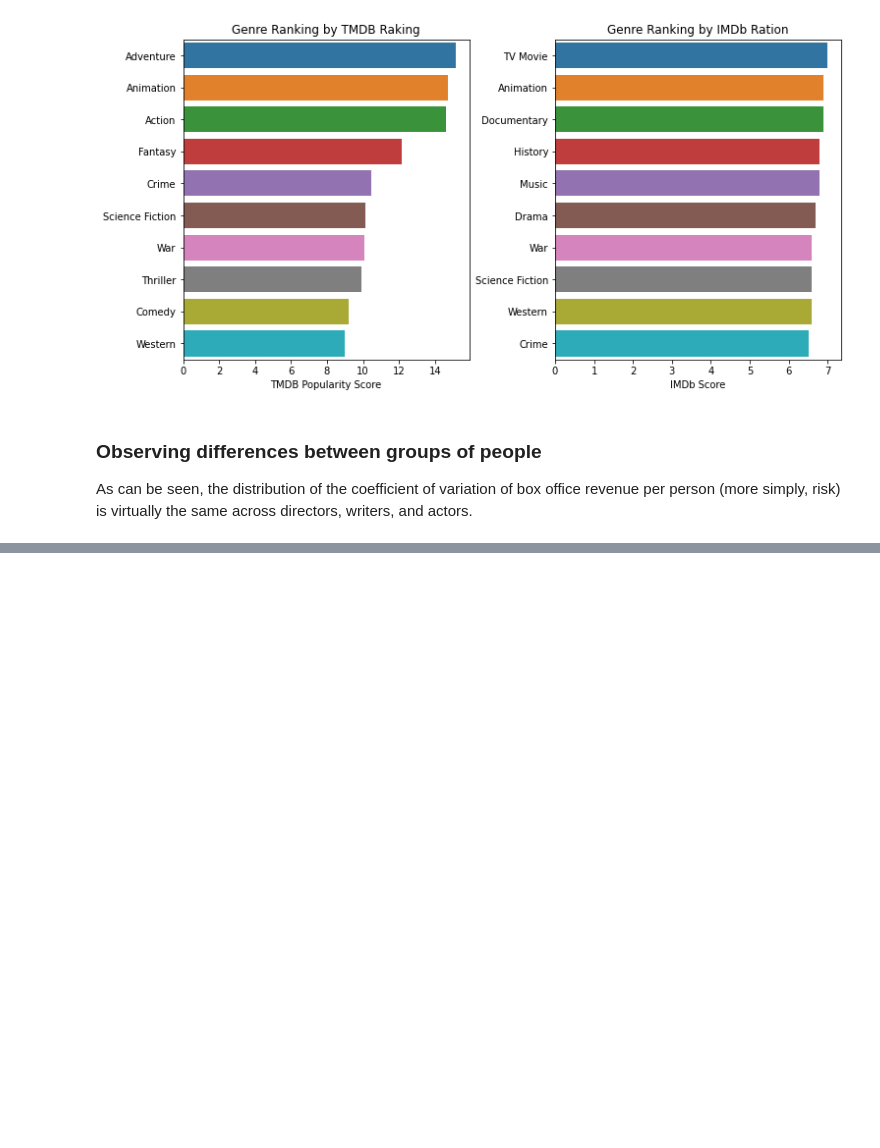
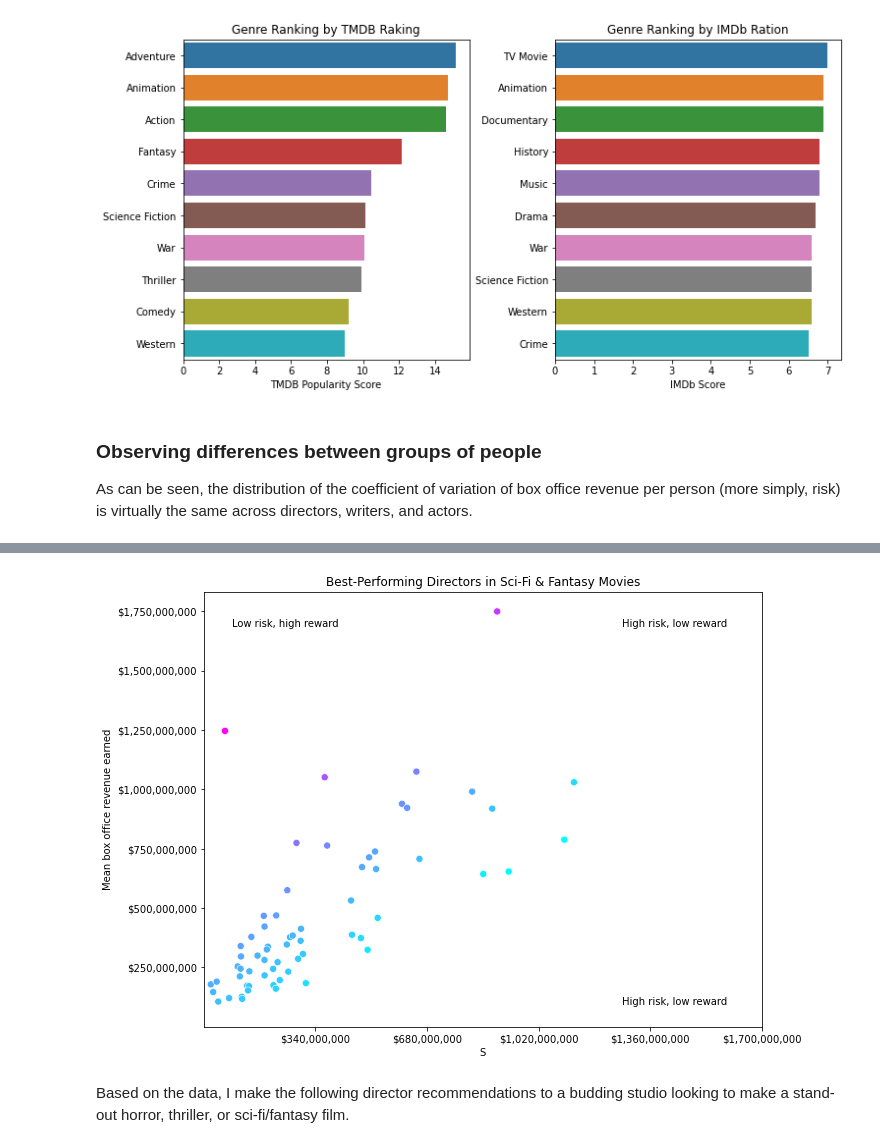
Before and after one commit to hall-nicholas/flatiron-ds-project-1, a Jupyter notebook: code/phase1_project.ipynb, the cells around one changed output, grey strips where cells are left out. Saved outputs shown, nothing was run; the diff lists cells and outputs as text; code cells hidden in the pictures; blank space fills up the shorter version.

```diff
--- a/code/phase1_project.ipynb
+++ b/code/phase1_project.ipynb
@@ -565,0 +537,6 @@ generatePeopleVisual(df, 'writers', ['comedy', 'romance', 'horror'])
+# %%
+scif_dir_df = generatePeopleVisual(df, 'directors', ['sci-fi', 'fantasy'])
+# %% [output]
+[figure, added]
+# %% [markdown]
+Based on the data, I make the following director recommendations to a budding studio looking to make a stand-out horror, thriller, or sci-fi/fantasy film.
```
Also changed, not shown: parts of 14 cells of this notebook, 1 other file.
